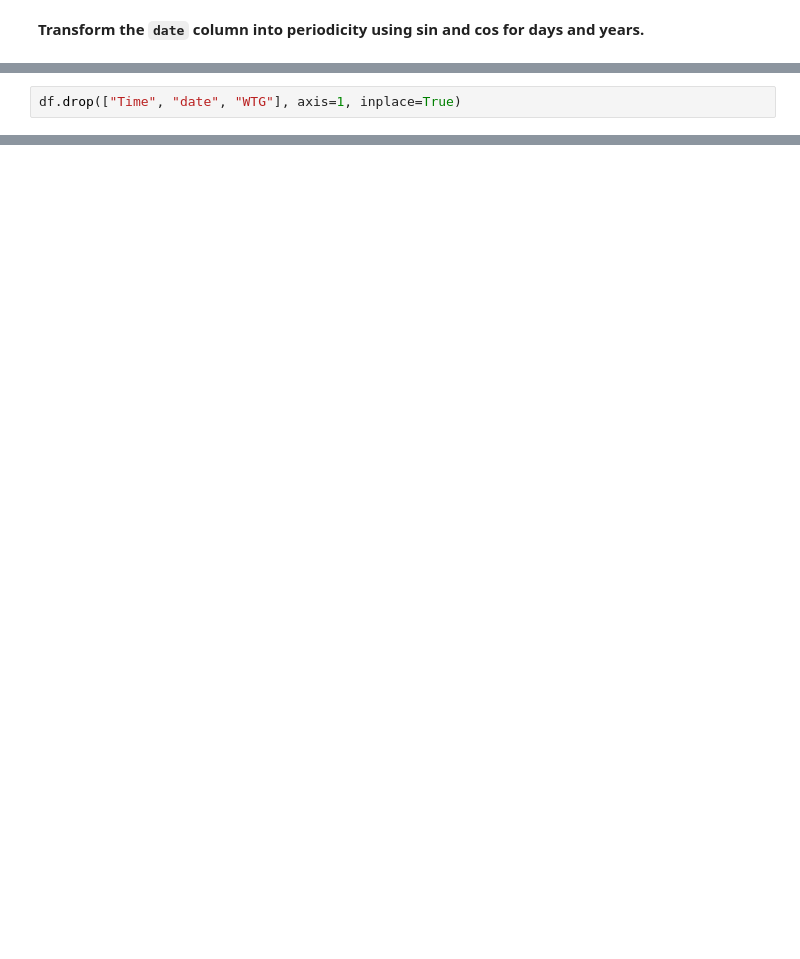
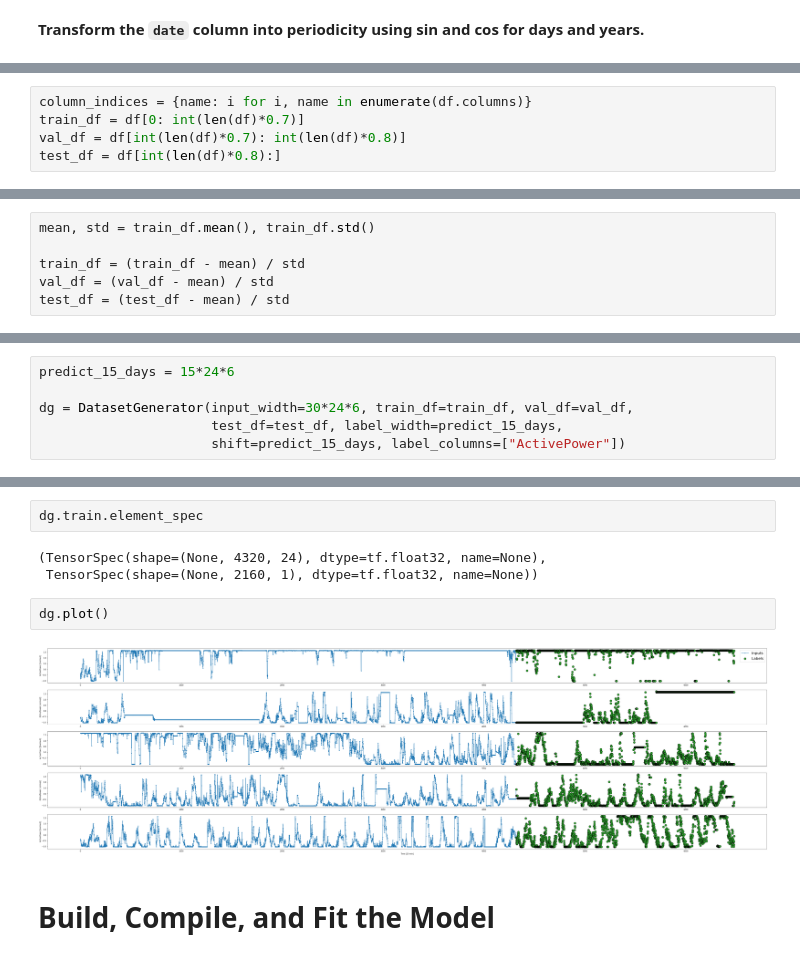
Before and after one commit to neemiasbsilva/case-study-data-science, a Jupyter notebook: wind_power_forecasting/notebooks/wind_power_forecasting.ipynb, the cells around one changed output, grey strips where cells are left out. Cells and saved outputs as stored; diff of their text form; blank space fills up the shorter version.

```diff
--- a/wind_power_forecasting/notebooks/wind_power_forecasting.ipynb
+++ b/wind_power_forecasting/notebooks/wind_power_forecasting.ipynb
@@ -209,5 +226,3 @@ df.head()
-# %%
-df.drop(["Time", "date", "WTG"], axis=1, inplace=True)
 # %%
 df.info()
 # %% [output]
@@ -230,0 +248,5 @@ memory usage: 21.5 MB
+# %%
+column_indices = {name: i for i, name in enumerate(df.columns)}
+train_df = df[0: int(len(df)*0.7)]
+val_df = df[int(len(df)*0.7): int(len(df)*0.8)]
+test_df = df[int(len(df)*0.8):]
@@ -230,0 +266,6 @@ memory usage: 21.5 MB
+# %%
+mean, std = train_df.mean(), train_df.std()
+
+train_df = (train_df - mean) / std
+val_df = (val_df - mean) / std
+test_df = (test_df - mean) / std
@@ -230,0 +383,6 @@ memory usage: 21.5 MB
+# %%
+predict_15_days = 15*24*6
+
+dg = DatasetGenerator(input_width=30*24*6, train_df=train_df, val_df=val_df,
+                      test_df=test_df, label_width=predict_15_days,
+                      shift=predict_15_days, label_columns=["ActivePower"])
@@ -230,0 +406,11 @@ memory usage: 21.5 MB
+# %%
+dg.train.element_spec
+# %% [output]
+(TensorSpec(shape=(None, 4320, 24), dtype=tf.float32, name=None),
+ TensorSpec(shape=(None, 2160, 1), dtype=tf.float32, name=None))
+# %%
+dg.plot()
+# %% [output]
+[figure, added]
+# %% [markdown]
+# Build, Compile, and Fit the Model
```
Also changed, not shown: parts of 26 cells of this notebook.
